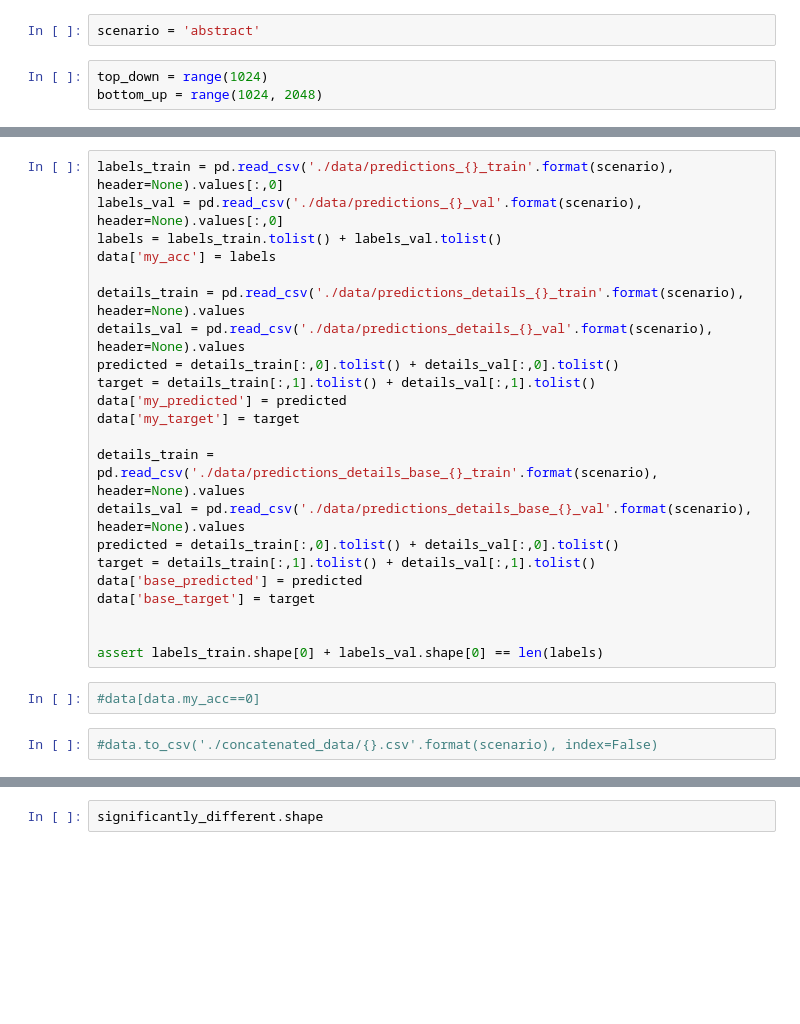
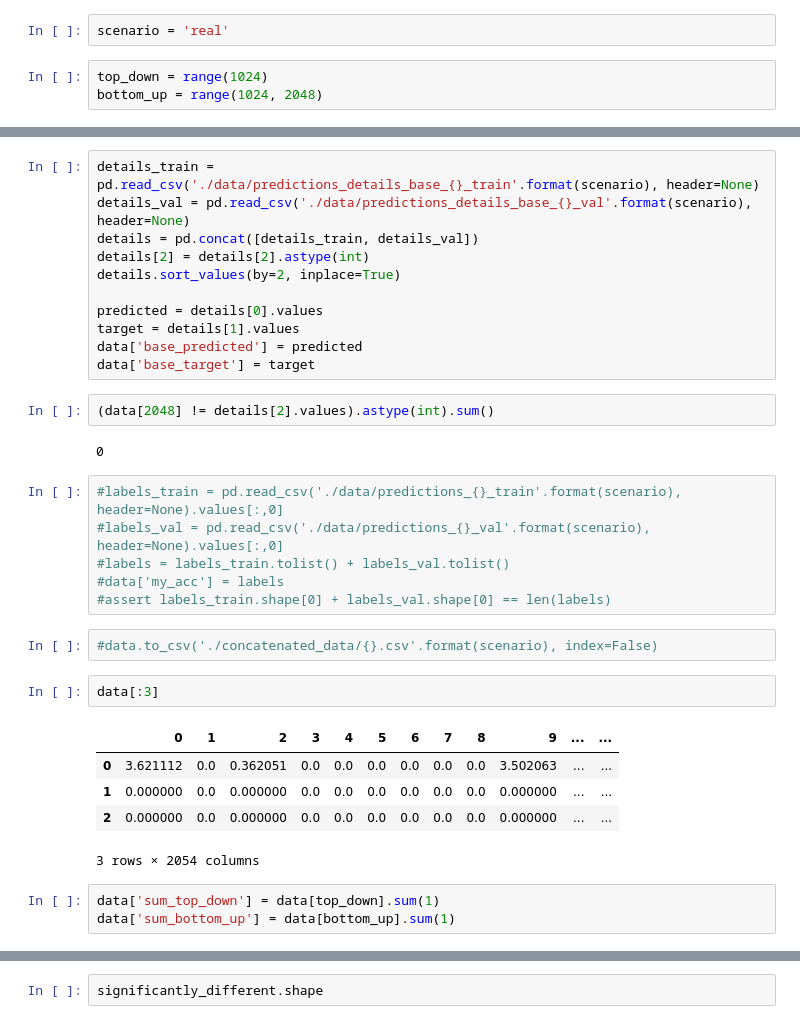
Before and after one commit to bcsaldias/VQA-analysis, a Jupyter notebook: visualization/04-question-type-activations-tables.ipynb, the cells around one changed output, grey strips where cells are left out. Cells and saved outputs as stored; diff of their text form; blank space fills up the shorter version.

```diff
--- a/visualization/04-question-type-activations-tables.ipynb
+++ b/visualization/04-question-type-activations-tables.ipynb
@@ -2,7 +2,7 @@
 import pandas as pd
 import numpy as np
 # %%
-scenario = 'abstract'
+scenario = 'real'
 # %%
 top_down = range(1024)
 bottom_up = range(1024, 2048)
@@ -15,26 +40,34 @@ del data_val
+# %%
+details_train = pd.read_csv('./data/predictions_details_base_{}_train'.format(scenario), header=None)
+details_val = pd.read_csv('./data/predictions_details_base_{}_val'.format(scenario), header=None)
+details = pd.concat([details_train, details_val])
+details[2] = details[2].astype(int)
+details.sort_values(by=2, inplace=True)
+
+predicted = details[0].values
+target = details[1].values
+data['base_predicted'] = predicted
+data['base_target'] = target
+# %%
+(data[2048] != details[2].values).astype(int).sum()
+# %% [output]
+0
 # %%
-labels_train = pd.read_csv('./data/predictions_{}_train'.format(scenario), header=None).values[:,0]
-labels_val = pd.read_csv('./data/predictions_{}_val'.format(scenario), header=None).values[:,0]
-labels = labels_train.tolist() + labels_val.tolist()
-data['my_acc'] = labels
-
-details_train = pd.read_csv('./data/predictions_details_{}_train'.format(scenario), header=None).values
-details_val = pd.read_csv('./data/predictions_details_{}_val'.format(scenario), header=None).values
-predicted = details_train[:,0].tolist() + details_val[:,0].tolist()
-target = details_train[:,1].tolist() + details_val[:,1].tolist()
-data['my_predicted'] = predicted
-data['my_target'] = target
-
-details_train = pd.read_csv('./data/predictions_details_base_{}_train'.format(scenario), header=None).values
-details_val = pd.read_csv('./data/predictions_details_base_{}_val'.format(scenario), header=None).values
-predicted = details_train[:,0].tolist() + details_val[:,0].tolist()
-target = details_train[:,1].tolist() + details_val[:,1].tolist()
-data['base_predicted'] = predicted
-data['base_target'] = target
-
-
-assert labels_train.shape[0] + labels_val.shape[0] == len(labels)
+#labels_train = pd.read_csv('./data/predictions_{}_train'.format(scenario), header=None).values[:,0]
+#labels_val = pd.read_csv('./data/predictions_{}_val'.format(scenario), header=None).values[:,0]
+#labels = labels_train.tolist() + labels_val.tolist()
+#data['my_acc'] = labels
+#assert labels_train.shape[0] + labels_val.shape[0] == len(labels)
-# %%
-#data[data.my_acc==0]
 # %%
 #data.to_csv('./concatenated_data/{}.csv'.format(scenario), index=False)
+# %%
+data[:3]
+# %% [output]
+|  | 0 | 1 | 2 | 3 | 4 | 5 | 6 | 7 | 8 | 9 | ... | ... |
+| 0 | 3.621112 | 0.0 | 0.362051 | 0.0 | 0.0 | 0.0 | 0.0 | 0.0 | 0.0 | 3.502063 | ... | ... |
+| 1 | 0.000000 | 0.0 | 0.000000 | 0.0 | 0.0 | 0.0 | 0.0 | 0.0 | 0.0 | 0.000000 | ... | ... |
+| 2 | 0.000000 | 0.0 | 0.000000 | 0.0 | 0.0 | 0.0 | 0.0 | 0.0 | 0.0 | 0.000000 | ... | ... |
+3 rows × 2054 columns
+# %%
+data['sum_top_down'] = data[top_down].sum(1)
+data['sum_bottom_up'] = data[bottom_up].sum(1)
```
Also changed, not shown: parts of 14 cells of this notebook, 8 other files.
